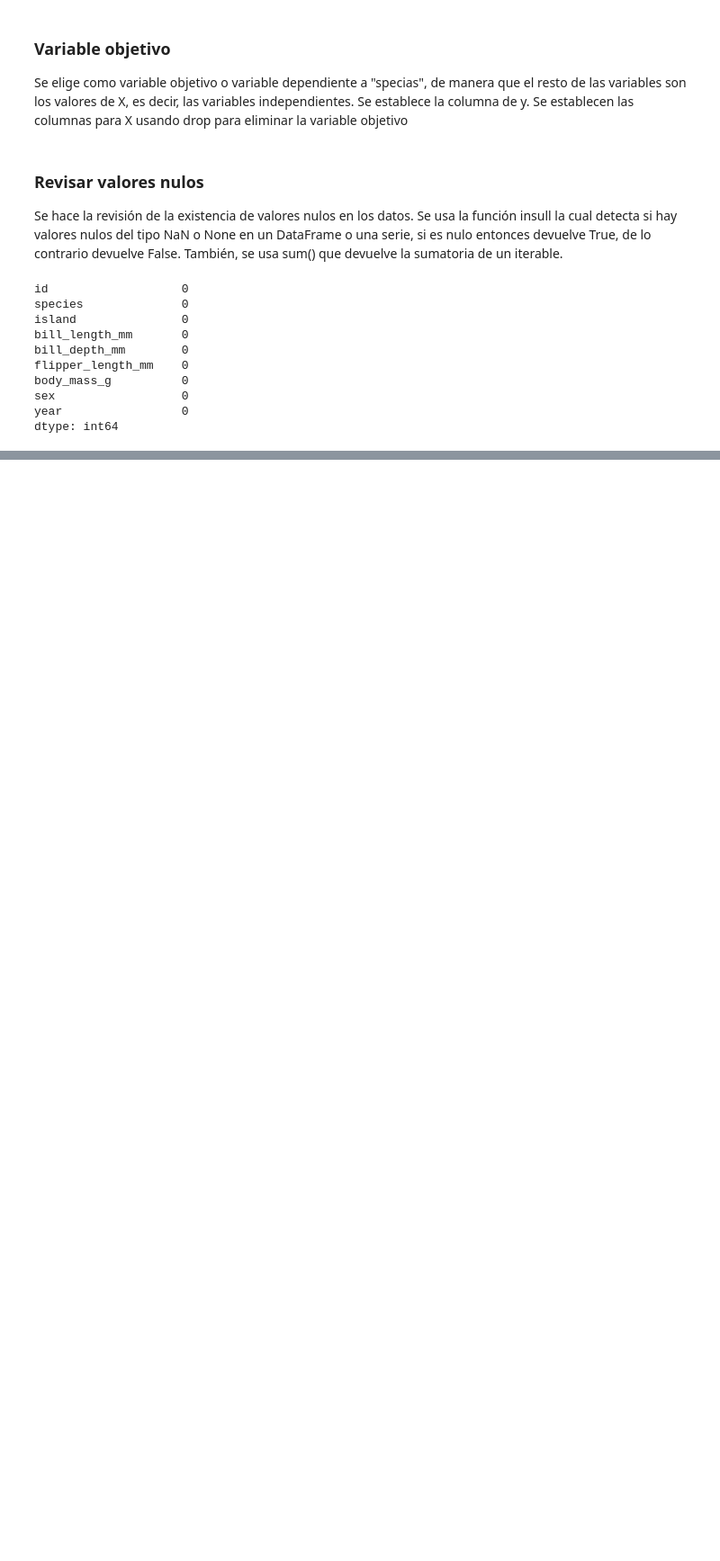
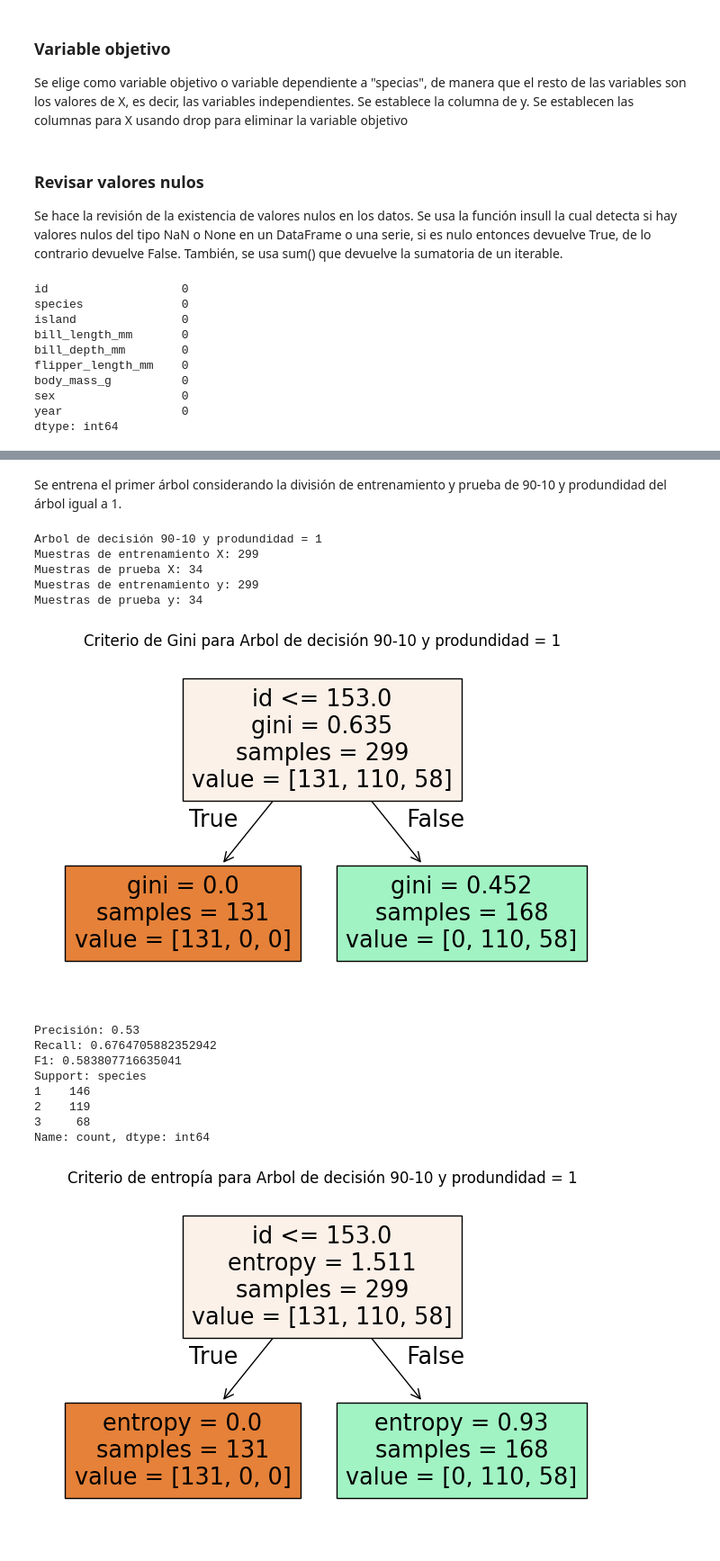
Before and after one commit to vanessalugo04/Analitica_Avanzada_Datos, a Jupyter notebook: arbol_decision.ipynb, the cells around one changed output, grey strips where cells are left out. Shown at 90% size. Drawn from its saved outputs; the diff is of its cells as text; code cells hidden in the pictures; blank space fills up the shorter version.

Commit message:
correccion arbol de decision

```diff
--- a/arbol_decision.ipynb
+++ b/arbol_decision.ipynb
@@ -72,5 +68,0 @@ Se hace la división de datos de entrenamiento y de prueba usando la función tr
-# %%
-X_train, X_test, y_train, y_test = train_test_split(X, y, test_size=0.2, random_state=42)
-
-print(f"Muestras de entrenamiento: {len(X_train)}")
-print(f"Muestras de prueba: {len(X_test)}")
@@ -105,3 +68,0 @@ Los árboles de desición y bosques aleatorios son algoritmos basados en reglas
-# %%
-clf = DecisionTreeClassifier(max_depth=3, random_state=42)
-clf.fit(X_train, y_train)
@@ -160,18 +68,0 @@ $$Entropia = -\sum_{i=1}^n p_i log_2(p_i)$$
-# %%
-clf_entropia = DecisionTreeClassifier(criterion='entropy')
-clf_entropia.fit(X_train, y_train)
-y_pred_entropia = clf_entropia.predict(X_test)
-
-plt.figure(figsize=(12,8))
-plot_tree(clf_entropia, filled=True, feature_names=X_train.columns)
-plt.title('Arbol de desición con criterio de entropía')
-plt.show()
-
-precision_entropia = precision_score(y_test, y_pred_entropia, average='weighted')
-recall_entropia = recall_score(y_test, y_pred_entropia, average='weighted')
-f1_entropia = f1_score(y_test, y_pred_entropia, average='weighted')
-support = df['species'].value_counts()
-print(f'Precisión: {precision_entropia:.2f}')
-print(f'Recall: {recall_entropia}')
-print(f'F1: {f1_entropia}')
-print(f'Support: {support}')
@@ -190,0 +151,20 @@ Para concluir, se puede observar que el primer árbol de decisión que tiene com
+# %% [markdown]
+Se entrena el primer árbol considerando la división de entrenamiento y prueba de 90-10 y produndidad del árbol igual a 1.
+# %%
+arbol1 = arbol(0.10, 1, 'Arbol de decisión 90-10 y produndidad = 1')
+# %% [output]
+Arbol de decisión 90-10 y produndidad = 1
+Muestras de entrenamiento X: 299
+Muestras de prueba X: 34
+Muestras de entrenamiento y: 299
+Muestras de prueba y: 34
+[figure, added]
+Precisión: 0.53
+Recall: 0.6764705882352942
+F1: 0.583807716635041
+Support: species
+1    146
+2    119
+3     68
+Name: count, dtype: int64
+[figure, added]
```
Also changed, not shown: parts of 38 cells of this notebook, 1 other file.
